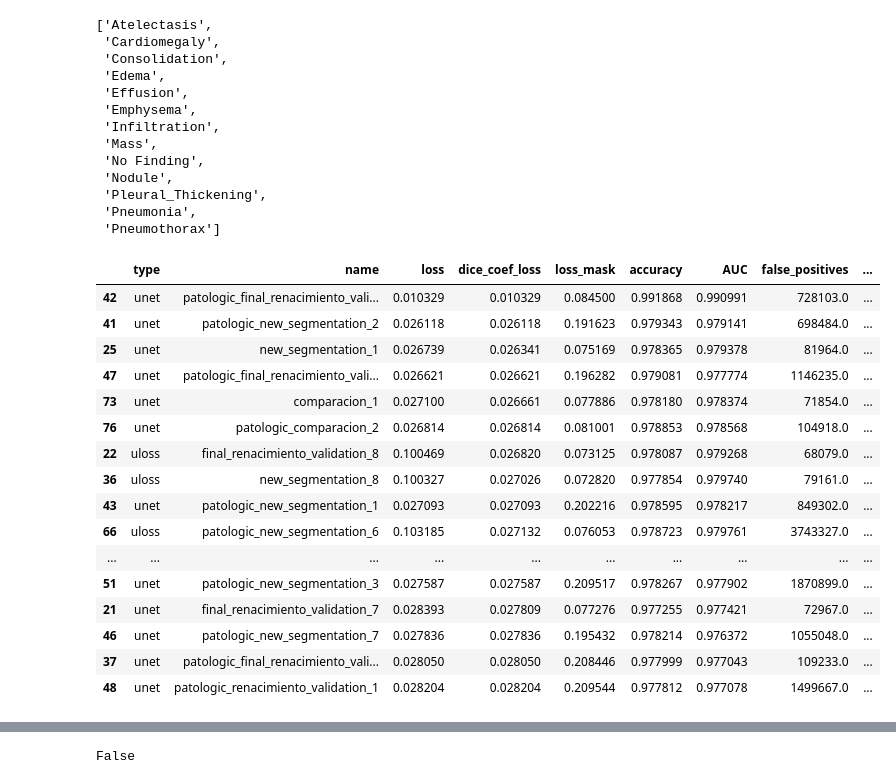
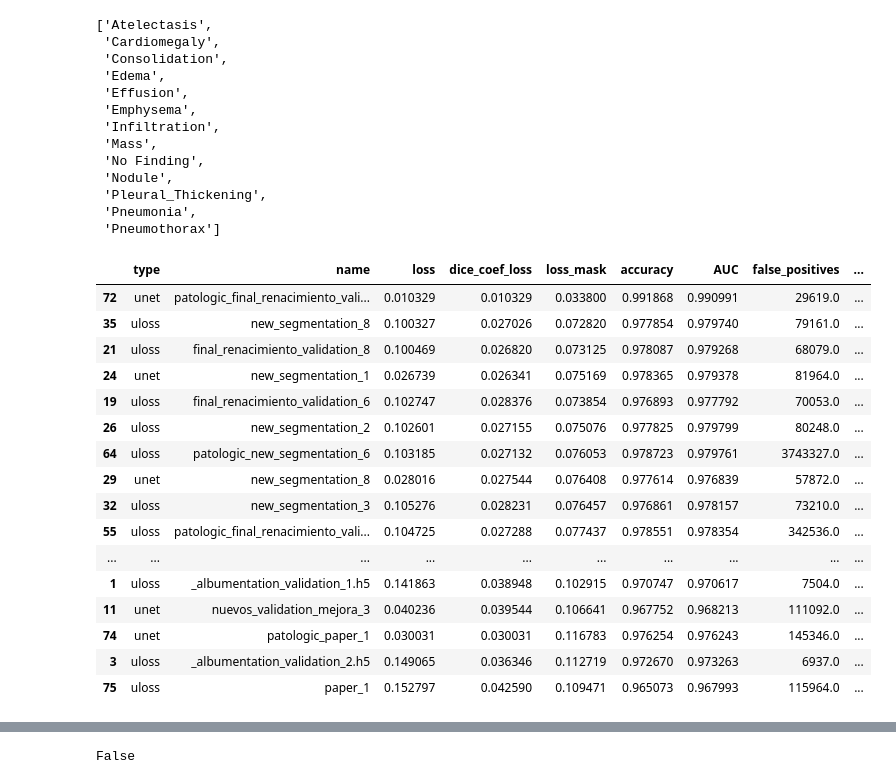
Before and after one commit to maryskal/SITK, a Jupyter notebook: neural_networks/segmentation/data_management/Evaluation of models.ipynb, the cells around one changed output, grey strips where cells are left out. Saved outputs shown, nothing was run; the diff lists cells and outputs as text; code cells hidden in the pictures.

```diff
--- a/neural_networks/segmentation/data_management/Evaluation of models.ipynb
+++ b/neural_networks/segmentation/data_management/Evaluation of models.ipynb
@@ -28,22 +28,22 @@ df = pd.read_csv(path)
 # %%
 df['doble_loss'] = df['dice_coef_loss'] + df['loss_mask']
 # %%
-df.sort_values('dice_coef_loss').head(20)
+df.sort_values('doble_loss').head(50)
 # %% [output]
 |  | type | name | loss | dice_coef_loss | loss_mask | accuracy | AUC | false_positives | ... |
-| 42 | unet | patologic_final_renacimiento_vali... | 0.010329 | 0.010329 | 0.084500 | 0.991868 | 0.990991 | 728103.0 | ... |
-| 41 | unet | patologic_new_segmentation_2 | 0.026118 | 0.026118 | 0.191623 | 0.979343 | 0.979141 | 698484.0 | ... |
-| 25 | unet | new_segmentation_1 | 0.026739 | 0.026341 | 0.075169 | 0.978365 | 0.979378 | 81964.0 | ... |
-| 47 | unet | patologic_final_renacimiento_vali... | 0.026621 | 0.026621 | 0.196282 | 0.979081 | 0.977774 | 1146235.0 | ... |
-| 73 | unet | comparacion_1 | 0.027100 | 0.026661 | 0.077886 | 0.978180 | 0.978374 | 71854.0 | ... |
-| 76 | unet | patologic_comparacion_2 | 0.026814 | 0.026814 | 0.081001 | 0.978853 | 0.978568 | 104918.0 | ... |
-| 22 | uloss | final_renacimiento_validation_8 | 0.100469 | 0.026820 | 0.073125 | 0.978087 | 0.979268 | 68079.0 | ... |
-| 36 | uloss | new_segmentation_8 | 0.100327 | 0.027026 | 0.072820 | 0.977854 | 0.979740 | 79161.0 | ... |
-| 43 | unet | patologic_new_segmentation_1 | 0.027093 | 0.027093 | 0.202216 | 0.978595 | 0.978217 | 849302.0 | ... |
-| 66 | uloss | patologic_new_segmentation_6 | 0.103185 | 0.027132 | 0.076053 | 0.978723 | 0.979761 | 3743327.0 | ... |
+| 72 | unet | patologic_final_renacimiento_vali... | 0.010329 | 0.010329 | 0.033800 | 0.991868 | 0.990991 | 29619.0 | ... |
+| 35 | uloss | new_segmentation_8 | 0.100327 | 0.027026 | 0.072820 | 0.977854 | 0.979740 | 79161.0 | ... |
+| 21 | uloss | final_renacimiento_validation_8 | 0.100469 | 0.026820 | 0.073125 | 0.978087 | 0.979268 | 68079.0 | ... |
+| 24 | unet | new_segmentation_1 | 0.026739 | 0.026341 | 0.075169 | 0.978365 | 0.979378 | 81964.0 | ... |
+| 19 | uloss | final_renacimiento_validation_6 | 0.102747 | 0.028376 | 0.073854 | 0.976893 | 0.977792 | 70053.0 | ... |
+| 26 | uloss | new_segmentation_2 | 0.102601 | 0.027155 | 0.075076 | 0.977825 | 0.979799 | 80248.0 | ... |
+| 64 | uloss | patologic_new_segmentation_6 | 0.103185 | 0.027132 | 0.076053 | 0.978723 | 0.979761 | 3743327.0 | ... |
+| 29 | unet | new_segmentation_8 | 0.028016 | 0.027544 | 0.076408 | 0.977614 | 0.976839 | 57872.0 | ... |
+| 32 | uloss | new_segmentation_3 | 0.105276 | 0.028231 | 0.076457 | 0.976861 | 0.978157 | 73210.0 | ... |
+| 55 | uloss | patologic_final_renacimiento_vali... | 0.104725 | 0.027288 | 0.077437 | 0.978551 | 0.978354 | 342536.0 | ... |
 | ... | ... | ... | ... | ... | ... | ... | ... | ... | ... |
-| 51 | unet | patologic_new_segmentation_3 | 0.027587 | 0.027587 | 0.209517 | 0.978267 | 0.977902 | 1870899.0 | ... |
-| 21 | unet | final_renacimiento_validation_7 | 0.028393 | 0.027809 | 0.077276 | 0.977255 | 0.977421 | 72967.0 | ... |
-| 46 | unet | patologic_new_segmentation_7 | 0.027836 | 0.027836 | 0.195432 | 0.978214 | 0.976372 | 1055048.0 | ... |
-| 37 | unet | patologic_final_renacimiento_vali... | 0.028050 | 0.028050 | 0.208446 | 0.977999 | 0.977043 | 109233.0 | ... |
-| 48 | unet | patologic_renacimiento_validation_1 | 0.028204 | 0.028204 | 0.209544 | 0.977812 | 0.977078 | 1499667.0 | ... |
+| 1 | uloss | _albumentation_validation_1.h5 | 0.141863 | 0.038948 | 0.102915 | 0.970747 | 0.970617 | 7504.0 | ... |
+| 11 | unet | nuevos_validation_mejora_3 | 0.040236 | 0.039544 | 0.106641 | 0.967752 | 0.968213 | 111092.0 | ... |
+| 74 | unet | patologic_paper_1 | 0.030031 | 0.030031 | 0.116783 | 0.976254 | 0.976243 | 145346.0 | ... |
+| 3 | uloss | _albumentation_validation_2.h5 | 0.149065 | 0.036346 | 0.112719 | 0.972670 | 0.973263 | 6937.0 | ... |
+| 75 | uloss | paper_1 | 0.152797 | 0.042590 | 0.109471 | 0.965073 | 0.967993 | 115964.0 | ... |
```
Also changed, not shown: parts of 11 cells of this notebook, 17 other files.
